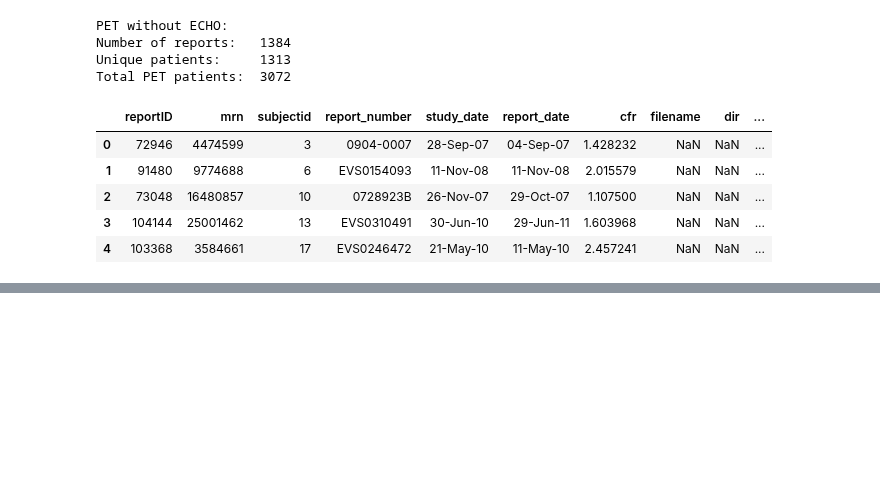
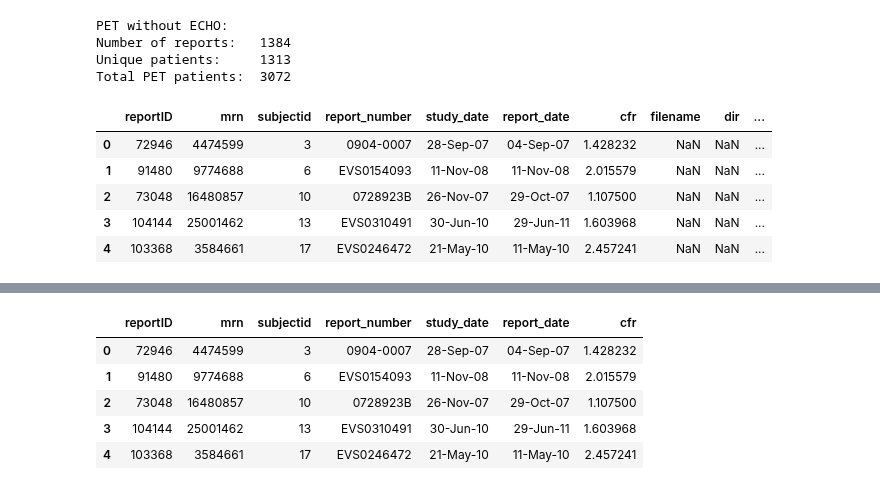
Before and after one commit to awerdich/werdich-cfr, a Jupyter notebook: notebooks/cfr_pet_patientmatch.ipynb, the cells around one changed output, grey strips where cells are left out. Saved outputs shown, nothing was run; the diff lists cells and outputs as text; code cells hidden in the pictures; blank space fills up the shorter version.

```diff
--- a/notebooks/cfr_pet_patientmatch.ipynb
+++ b/notebooks/cfr_pet_patientmatch.ipynb
@@ -113,0 +128,12 @@ pet_echo_nofiles.head()
+# %%
+rm_cols = list(echo.columns)
+rm_cols.remove('mrn')
+pet_echo_nofiles_x = pet_echo_nofiles.drop(columns = rm_cols)
+pet_echo_nofiles_x.head()
+# %% [output]
+|  | reportID | mrn | subjectid | report_number | study_date | report_date | cfr |
+| 0 | 72946 | 4474599 | 3 | 0904-0007 | 28-Sep-07 | 04-Sep-07 | 1.428232 |
+| 1 | 91480 | 9774688 | 6 | EVS0154093 | 11-Nov-08 | 11-Nov-08 | 2.015579 |
+| 2 | 73048 | 16480857 | 10 | 0728923B | 26-Nov-07 | 29-Oct-07 | 1.107500 |
+| 3 | 104144 | 25001462 | 13 | EVS0310491 | 30-Jun-10 | 29-Jun-11 | 1.603968 |
+| 4 | 103368 | 3584661 | 17 | EVS0246472 | 21-May-10 | 11-May-10 | 2.457241 |
```
Also changed, not shown: parts of 9 cells of this notebook, 2 other files.
